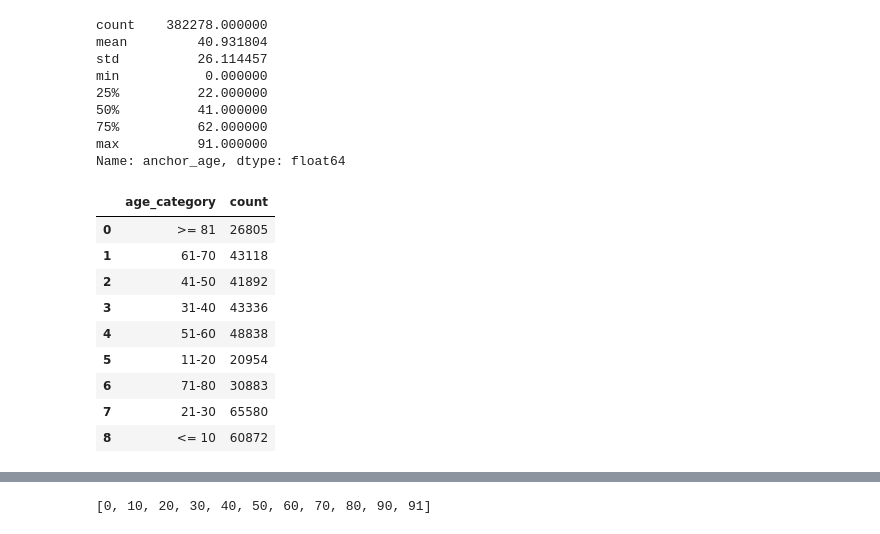
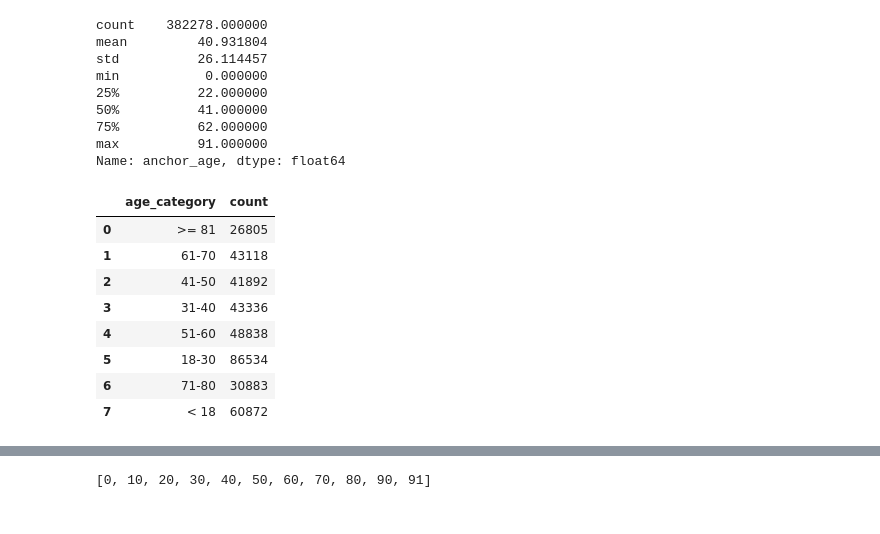
Before and after one commit to marymlucas/mimic_explore, a Jupyter notebook: mimic_explore_1.ipynb, the cells around one changed output, grey strips where cells are left out. Saved outputs shown, nothing was run; the diff lists cells and outputs as text; code cells hidden in the pictures.

Commit message:
looking at v2 of MIMIC-IV

```diff
--- a/mimic_explore_1.ipynb
+++ b/mimic_explore_1.ipynb
@@ -130,47 +129,43 @@ Name: anchor_age, dtype: float64
 # %%
 # anchor age distribution in 10yr bins:
 sql = """
-select '<= 10' as Age_Category,count(anchor_age) as Count from mimic_core.patients
-        where anchor_age between 0 and 10
+select '< 18' as Age_Category,count(anchor_age) as Count from mimic_core.patients
+        where anchor_age >=0 and anchor_age < 18
      union (
-     select '11-20' as Age_Category,count(anchor_age) as Count from mimic_core.patients
-        where anchor_age between 11 and 20)
-     union (
-     select '21-30' as Age_Category,count(anchor_age) as Count from mimic_core.patients
-        where anchor_age between 21 and 30)
+     select '18-30' as Age_Category,count(anchor_age) as Count from mimic_core.patients
+        where anchor_age between 18 and 30)
      union (
      select '31-40' as Age_Category,count(anchor_age) as Count from mimic_core.patients
         where anchor_age between 31 and 40)
      union (
      select '41-50' as Age_Category,count(anchor_age) as Count from mimic_core.patients
         where anchor_age between 41 and 50)
      union (
      select '51-60' as Age_Category,count(anchor_age) as Count from mimic_core.patients
         where anchor_age between 51 and 60)
      union (
      select '61-70' as Age_Category,count(anchor_age) as Count from mimic_core.patients
         where anchor_age between 61 and 70)
      union(
      select '71-80' as Age_Category,count(anchor_age) as Count from mimic_core.patients
         where anchor_age between 71 and 80)
      union(
      select '>= 81' as Age_Category,count(anchor_age) as Count from mimic_core.patients
         where anchor_age >= 81);
 
 """
 age_distribution = pd.read_sql_query(sql,conn_iv)
 age_distribution
 # %% [output]
 |  | age_category | count |
 | 0 | >= 81 | 26805 |
 | 1 | 61-70 | 43118 |
 | 2 | 41-50 | 41892 |
 | 3 | 31-40 | 43336 |
 | 4 | 51-60 | 48838 |
-| 5 | 11-20 | 20954 |
+| 5 | 18-30 | 86534 |
 | 6 | 71-80 | 30883 |
-| 7 | 21-30 | 65580 |
-| 8 | <= 10 | 60872 |
+| 7 | < 18 | 60872 |
 # %%
 
 sns.barplot(y='age_category', x='count', data=age_distribution, palette="Blues_d", order=age_distribution.sort_values('count', ascending=False).age_category)
```
Also changed, not shown: parts of 25 cells of this notebook, 1 other file.
